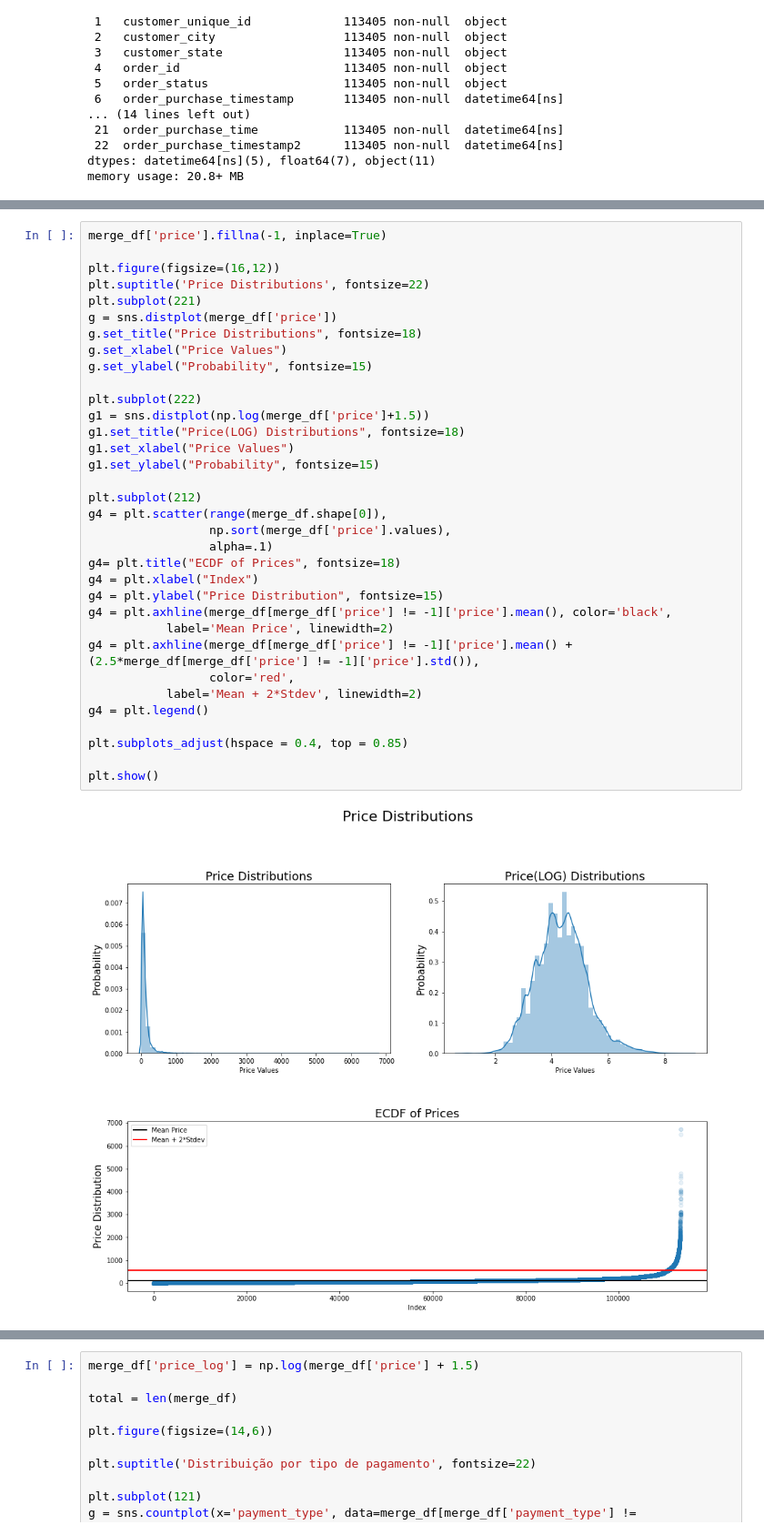
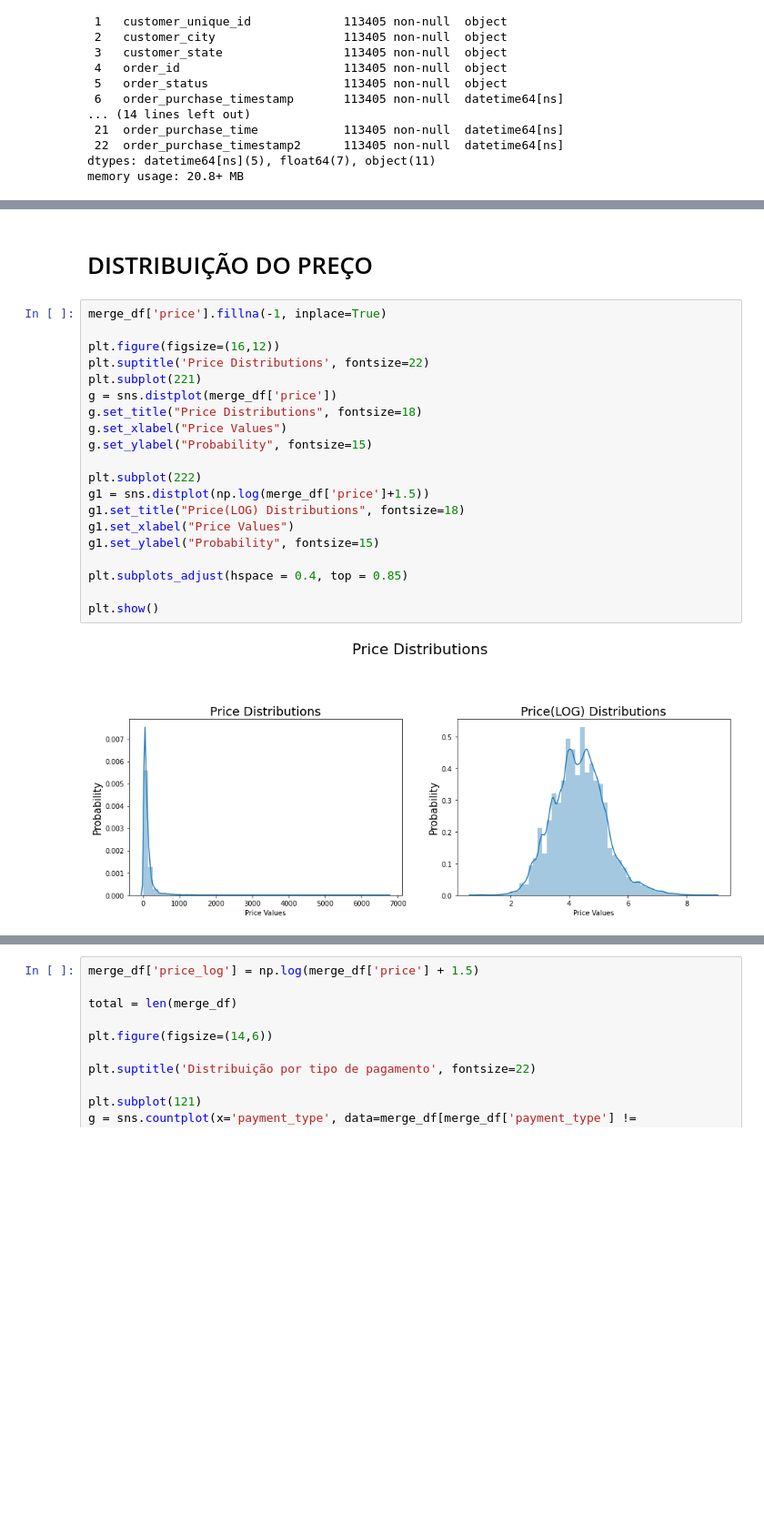
Before and after one commit to matusalemcassim/stack-labs, a Jupyter notebook: TESTE_02.ipynb, the cells around one changed output, grey strips where cells are left out. Shown: that part at 91% size. Cells and saved outputs as stored; diff of their text form; blank space fills up the shorter version.

```diff
--- a/TESTE_02.ipynb
+++ b/TESTE_02.ipynb
@@ -78,36 +76,24 @@ memory usage: 20.8+ MB
+# %% [markdown]
+# DISTRIBUIÇÃO DO PREÇO
 # %%
 merge_df['price'].fillna(-1, inplace=True)
 
 plt.figure(figsize=(16,12))
 plt.suptitle('Price Distributions', fontsize=22)
 plt.subplot(221)
 g = sns.distplot(merge_df['price'])
 g.set_title("Price Distributions", fontsize=18)
 g.set_xlabel("Price Values")
 g.set_ylabel("Probability", fontsize=15)
 
 plt.subplot(222)
 g1 = sns.distplot(np.log(merge_df['price']+1.5))
 g1.set_title("Price(LOG) Distributions", fontsize=18)
 g1.set_xlabel("Price Values")
 g1.set_ylabel("Probability", fontsize=15)
 
-plt.subplot(212)
-g4 = plt.scatter(range(merge_df.shape[0]),
-                 np.sort(merge_df['price'].values),
-                 alpha=.1)
-g4= plt.title("ECDF of Prices", fontsize=18)
-g4 = plt.xlabel("Index")
-g4 = plt.ylabel("Price Distribution", fontsize=15)
-g4 = plt.axhline(merge_df[merge_df['price'] != -1]['price'].mean(), color='black',
-           label='Mean Price', linewidth=2)
-g4 = plt.axhline(merge_df[merge_df['price'] != -1]['price'].mean() + (2.5*merge_df[merge_df['price'] != -1]['price'].std()),
-                 color='red',
-           label='Mean + 2*Stdev', linewidth=2)
-g4 = plt.legend()
-
 plt.subplots_adjust(hspace = 0.4, top = 0.85)
 
 plt.show()
 # %% [output]
-[figure, old version]
+[figure, new version]
```
Also changed, not shown: parts of 8 cells of this notebook, 2 other files.
